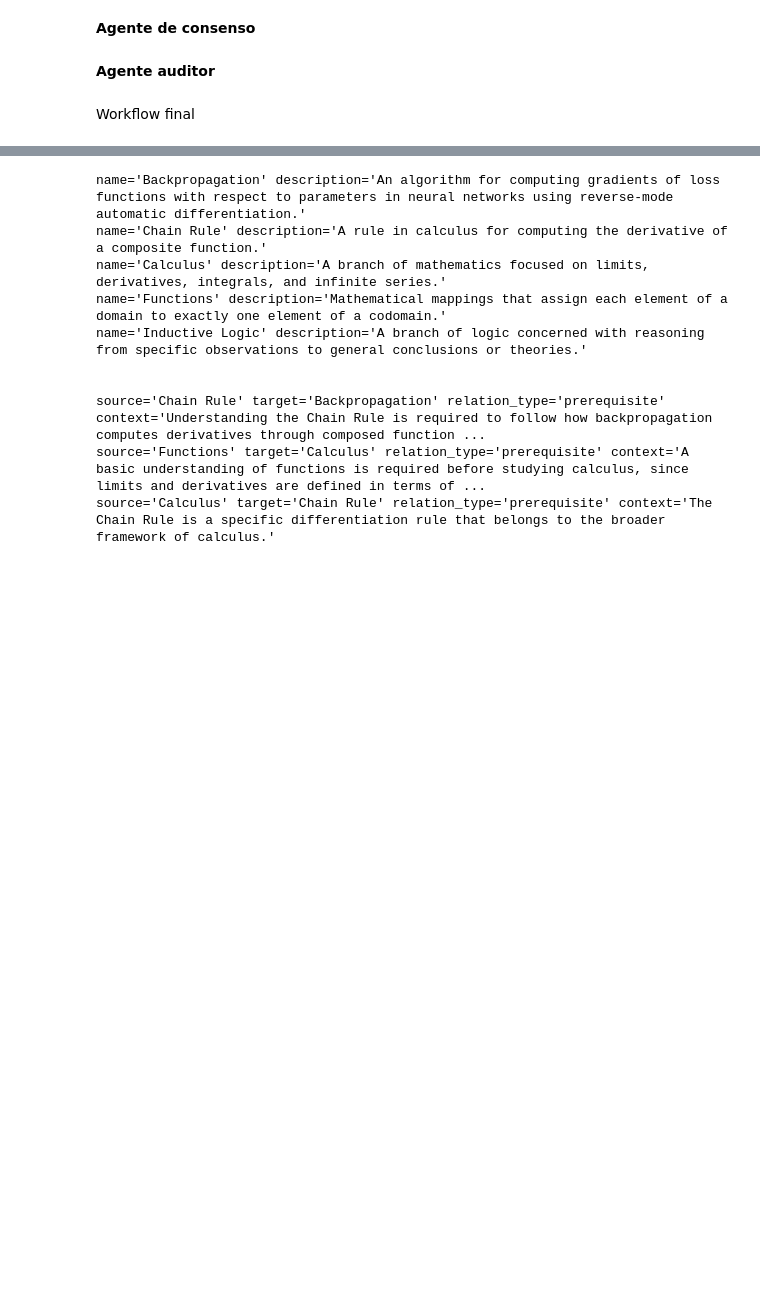
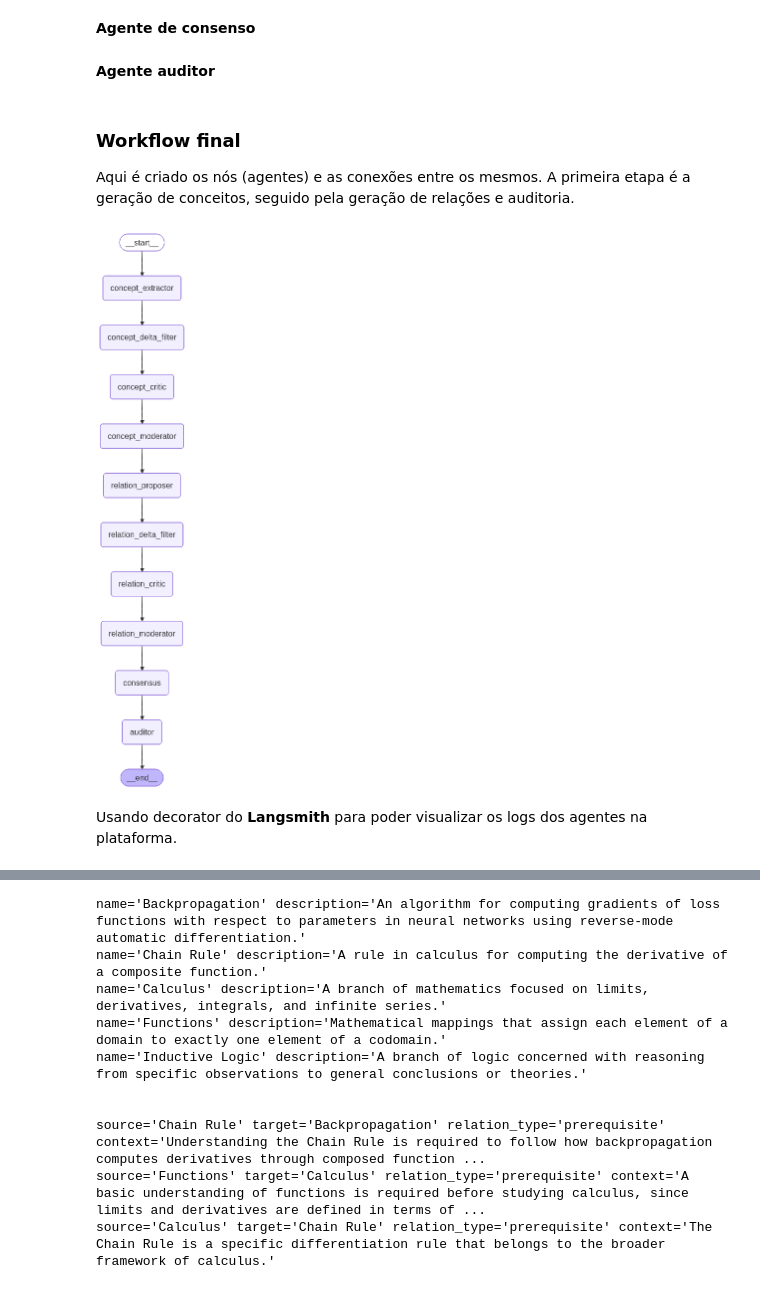
Before and after one commit to EduPras/4LINUX, a Jupyter notebook: notebooks/SINKT_TIEnc.ipynb, the cells around one changed output, grey strips where cells are left out. Drawn from its saved outputs; the diff is of its cells as text; code cells hidden in the pictures; blank space fills up the shorter version.

```diff
--- a/notebooks/SINKT_TIEnc.ipynb
+++ b/notebooks/SINKT_TIEnc.ipynb
@@ -367,6 +344,8 @@ class Concept(BaseModel):
         return isinstance(other, Concept) and self.name.lower() == other.name.lower()
     def __hash__(self):
         return hash(self.name.lower())
+    model_config = {"frozen": True}
+
 
 class ConceptCritique(BaseModel):
     """Critique for a specific concept."""
@@ -399,6 +380,11 @@ class Relation(BaseModel):
         return (isinstance(other, Relation) and
                 self.source.lower() == other.source.lower() and
                 self.target.lower() == other.target.lower())
+
+    def __hash__(self):
+        return hash(f'{self.target.lower()}-{self.source.lower()}')
+
+    model_config = {"frozen": True}
 
 class RelationCritique(BaseModel):
     source: str
@@ -469,7 +462,7 @@ class AgentState(TypedDict):
 # %%
 def concept_extractor(state: AgentState):
     """
-    [NEW] Agent 0: Concept Extractor
+    Agent 0: Concept Extractor
     Scans the text and identifies the key entities/concepts before relations are proposed.
     """
     print("--- Concept Extractor ---")
@@ -763,7 +766,9 @@ def auditor_node(state: AgentState):
     print("  [AUDIT PASSED] Quality Assurance complete.")
     return {"workflow_trace": ["auditor"]}
 # %% [markdown]
-Workflow final
+### Workflow final
+
+Aqui é criado os nós (agentes) e as conexões entre os mesmos. A primeira etapa é a geração de conceitos, seguido pela geração de relações e auditoria.
 # %%
 from langgraph.graph import StateGraph, START, END
 
@@ -795,6 +800,15 @@ workflow.add_edge("consensus", "auditor")
 workflow.add_edge("auditor", END)
 
 app = workflow.compile()
+# %%
+from IPython.display import Image, display
+from langchain_core.runnables.graph import CurveStyle, MermaidDrawMethod, NodeStyles
+
+display(Image(app.get_graph().draw_mermaid_png()))
+# %% [output]
+[figure, added]
+# %% [markdown]
+Usando decorator do **Langsmith** para poder visualizar os logs dos agentes na plataforma.
 # %%
 from langsmith import traceable
 
```
Also changed, not shown: parts of 34 cells of this notebook, 3 other files.
